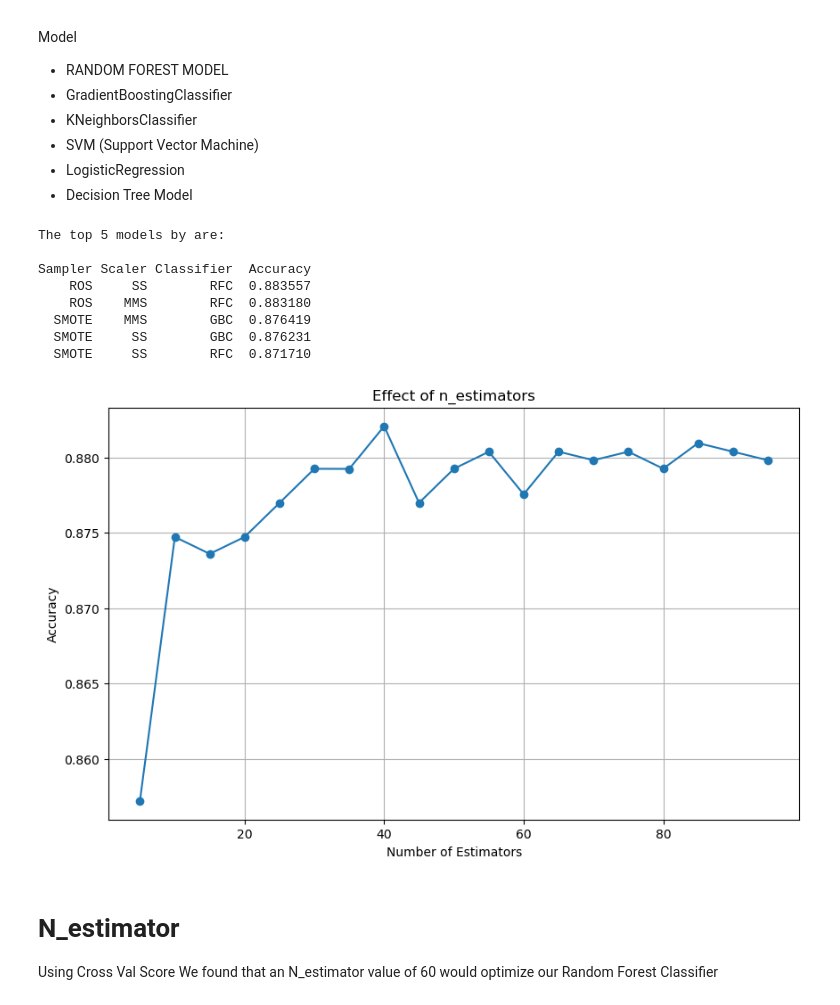
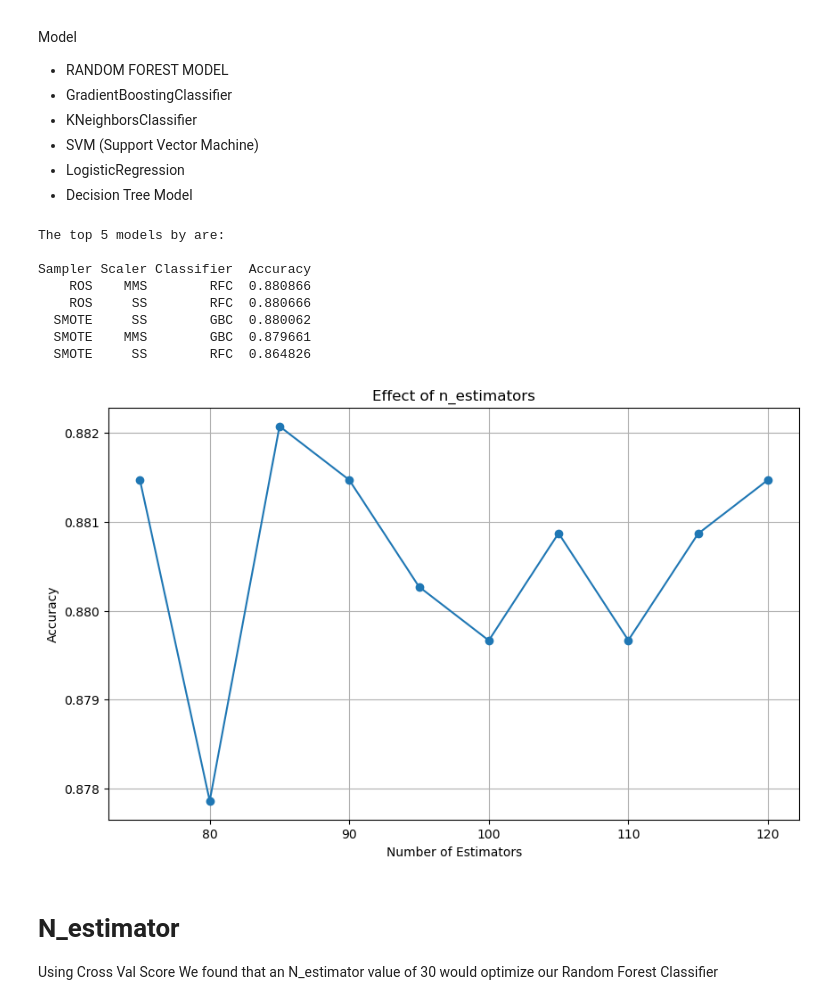
Before and after one commit to ehxewri/Project-2, a Jupyter notebook: Maketing Campaign/Marketing_Campaign.ipynb, the cells around one changed output. Drawn from its saved outputs; the diff is of its cells as text; code cells hidden in the pictures.

```diff
--- a/Maketing Campaign/Marketing_Campaign.ipynb
+++ b/Maketing Campaign/Marketing_Campaign.ipynb
@@ -190,6 +198,9 @@ single_value_columns = data5.nunique() == 1
 # Drop these columns from the DataFrame
 data5 = data5.loc[:, ~single_value_columns]
 data6 = data5.drop(['ID','Year_Birth'],axis=1)
+# %%
+# Pick a y column
+y_value='Response'
 # %% [markdown]
 # Evaluating Corrilation and Imbalance
 # %%
@@ -275,6 +277,7 @@ plt.show()
 # %%
-X=data6.drop(['Response'],axis=1)
-y=data6['Response']
+
+X=data6.drop([y_value],axis=1)
+y=data6[y_value]
 # %%
 #  Identify features with less that 1% importance and drop them
 #
@@ -283,7 +286,7 @@ model.fit(X, y)
 
 # Get feature importances and create a mask for dropping features
 importances = model.feature_importances_
-features_to_drop = importances < 0.01
+features_to_drop = importances < 0.001
 
 # Drop features from DataFrame
 X_reduced = X.loc[:, ~features_to_drop]
@@ -337,7 +349,7 @@ Model
 - LogisticRegression
 - Decision Tree Model
 # %%
-X_train, X_test, y_train, y_test = train_test_split(X, y, test_size=0.20, random_state=42)
+X_train, X_test, y_train, y_test = train_test_split(X, y, test_size=0.25, random_state=42)
 
 # List of classifiers
 classifiers = [
@@ -382,31 +394,31 @@ print(sorted_results_df.head().to_string(index=False))
 The top 5 models by are:
 
 Sampler Scaler Classifier  Accuracy
-    ROS     SS        RFC  0.883557
-    ROS    MMS        RFC  0.883180
-  SMOTE    MMS        GBC  0.876419
-  SMOTE     SS        GBC  0.876231
-  SMOTE     SS        RFC  0.871710
+    ROS    MMS        RFC  0.880866
+    ROS     SS        RFC  0.880666
+  SMOTE     SS        GBC  0.880062
+  SMOTE    MMS        GBC  0.879661
+  SMOTE     SS        RFC  0.864826
 # %%
 # Using the top model by accuracy score fid the best n_estimator
 scores = []
-estimators_range = range(5, 100, 5)  # From 10 to 300 in steps of 20
+estimators_range = range(75, 125, 5)  # From 10 to 300 in steps of 20
 
 for n in estimators_range:
     model = RandomForestClassifier(n_estimators=n, random_state=42)
     score = cross_val_score(model, X_train, y_train, cv=5, scoring='accuracy')  # 5-fold cross-validation
     scores.append(np.mean(score))
 
 # Plotting the results
 plt.figure(figsize=(10, 6))
 plt.plot(estimators_range, scores, marker='o')
 plt.xlabel('Number of Estimators')
 plt.ylabel('Accuracy')
 plt.title('Effect of n_estimators')
 plt.grid(True)
 plt.show()
 # %% [output]
-[figure, old version]
+[figure, new version]
 # %% [markdown]
 # N_estimator
-Using Cross Val Score We found that an N_estimator value of 60 would optimize our Random Forest Classifier
+Using Cross Val Score We found that an N_estimator value of 30 would optimize our Random Forest Classifier
```
Also changed, not shown: parts of 13 cells of this notebook, 2 other files.
